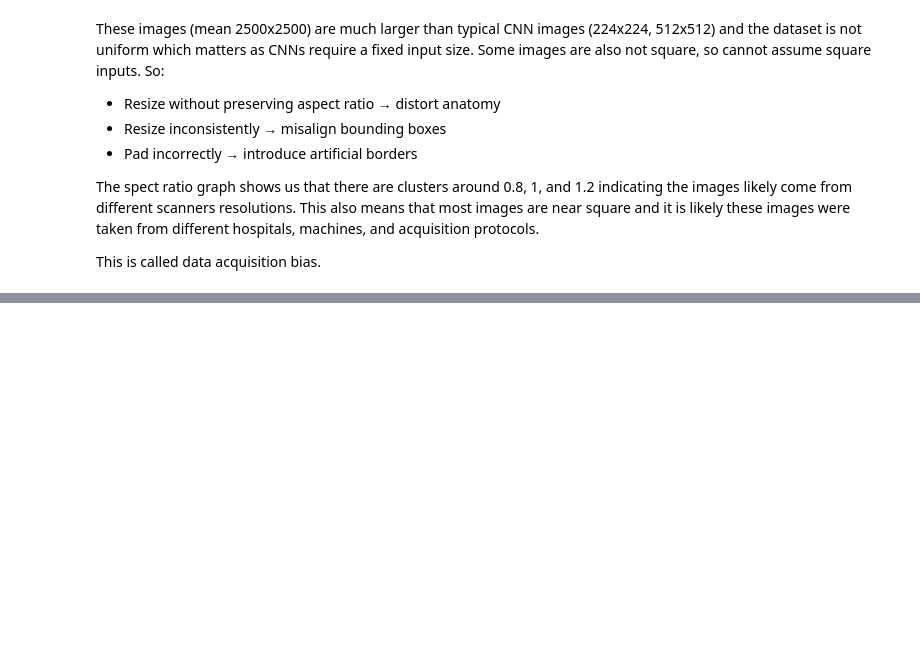
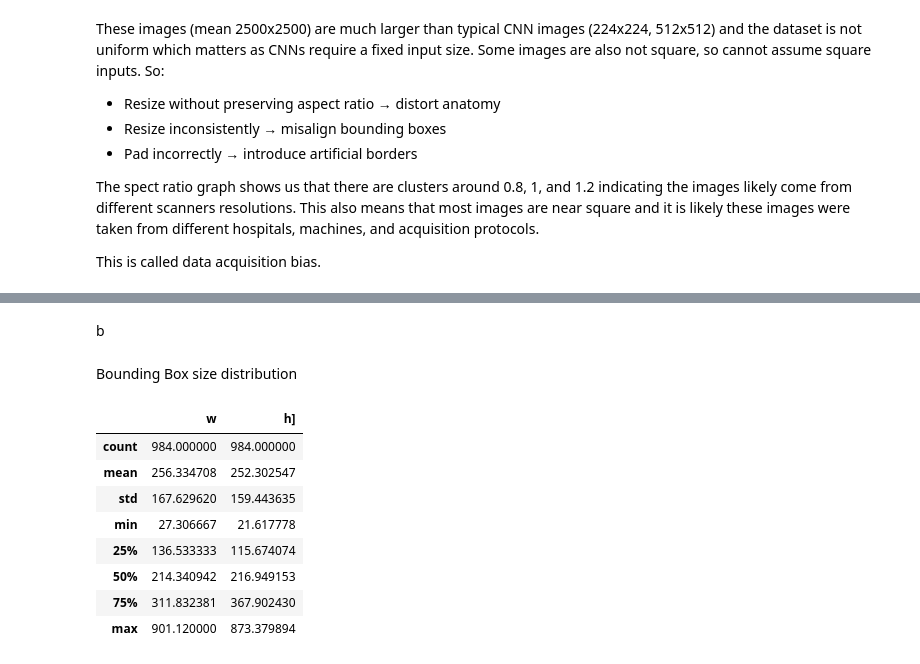
Before and after one commit to AnnaMHarner/Deep-Learning-CV-Final-Project, a Jupyter notebook: Final_Project.ipynb, the cells around one changed output, grey strips where cells are left out. Saved outputs shown, nothing was run; the diff lists cells and outputs as text; code cells hidden in the pictures; blank space fills up the shorter version.

```diff
--- a/Final_Project.ipynb
+++ b/Final_Project.ipynb
@@ -280,0 +339,16 @@ No missing or duplicated image entries
+# %% [markdown]
+b
+# %% [markdown]
+Bounding Box size distribution
+# %%
+BoundingBox[["w", "h]"]].describe()
+# %% [output]
+|  | w | h] |
+| count | 984.000000 | 984.000000 |
+| mean | 256.334708 | 252.302547 |
+| std | 167.629620 | 159.443635 |
+| min | 27.306667 | 21.617778 |
+| 25% | 136.533333 | 115.674074 |
+| 50% | 214.340942 | 216.949153 |
+| 75% | 311.832381 | 367.902430 |
+| max | 901.120000 | 873.379894 |
```
Also changed, not shown: parts of 21 cells of this notebook.
